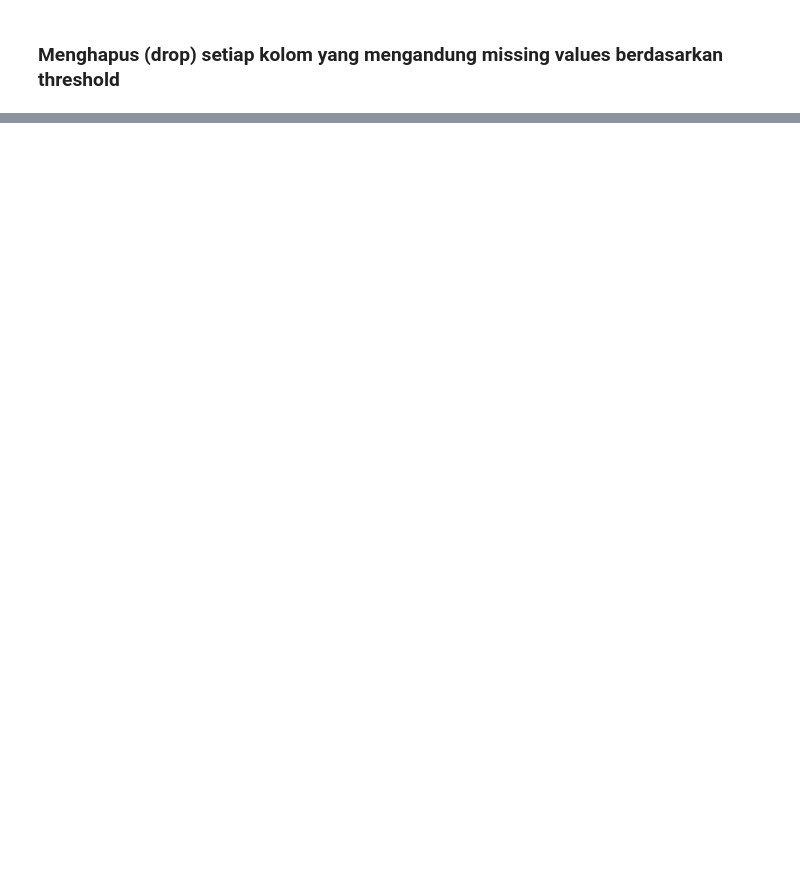
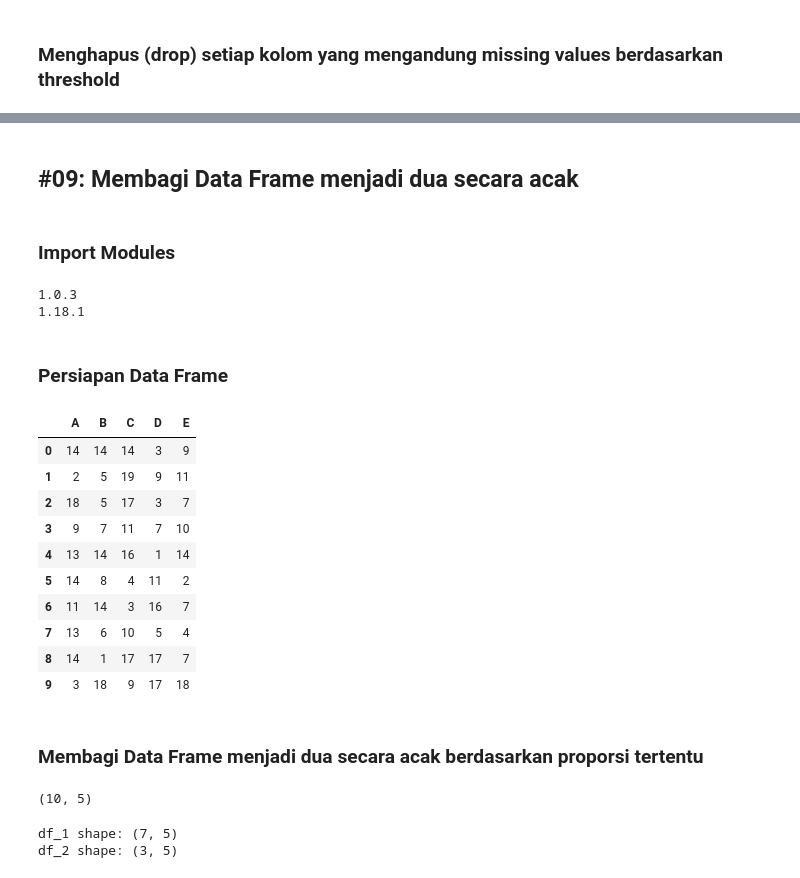
Before and after one commit to boedybios/pandas_tricks, a Jupyter notebook: pandas_tricks.ipynb, the cells around one changed output, grey strips where cells are left out. Saved outputs shown, nothing was run; the diff lists cells and outputs as text; code cells hidden in the pictures; blank space fills up the shorter version.

```diff
--- a/pandas_tricks.ipynb
+++ b/pandas_tricks.ipynb
@@ -302,0 +396,51 @@ df.head()
+# %% [markdown]
+## \#09: Membagi Data Frame menjadi dua secara acak
+# %% [markdown]
+### Import Modules
+# %%
+import pandas as pd
+import numpy as np
+
+print(pd.__version__)
+print(np.__version__)
+# %% [output]
+1.0.3
+1.18.1
+# %% [markdown]
+### Persiapan Data Frame
+# %%
+n_rows = 10
+n_cols = 5
+cols = tuple('ABCDE')
+
+df = pd.DataFrame(np.random.randint(1, 20, size=(n_rows, n_cols)),
+                  columns=cols)
+df
+# %% [output]
+|  | A | B | C | D | E |
+| 0 | 14 | 14 | 14 | 3 | 9 |
+| 1 | 2 | 5 | 19 | 9 | 11 |
+| 2 | 18 | 5 | 17 | 3 | 7 |
+| 3 | 9 | 7 | 11 | 7 | 10 |
+| 4 | 13 | 14 | 16 | 1 | 14 |
+| 5 | 14 | 8 | 4 | 11 | 2 |
+| 6 | 11 | 14 | 3 | 16 | 7 |
+| 7 | 13 | 6 | 10 | 5 | 4 |
+| 8 | 14 | 1 | 17 | 17 | 7 |
+| 9 | 3 | 18 | 9 | 17 | 18 |
+# %% [markdown]
+### Membagi Data Frame menjadi dua secara acak berdasarkan proporsi tertentu
+# %%
+df.shape
+# %% [output]
+(10, 5)
+# %%
+proporsi = 0.7
+df_1 = df.sample(frac=proporsi)
+df_2 = df.drop(df_1.index)
+
+print(f'df_1 shape: {df_1.shape}')
+print(f'df_2 shape: {df_2.shape}')
+# %% [output]
+df_1 shape: (7, 5)
+df_2 shape: (3, 5)
```
Also changed, not shown: parts of 46 cells of this notebook.
